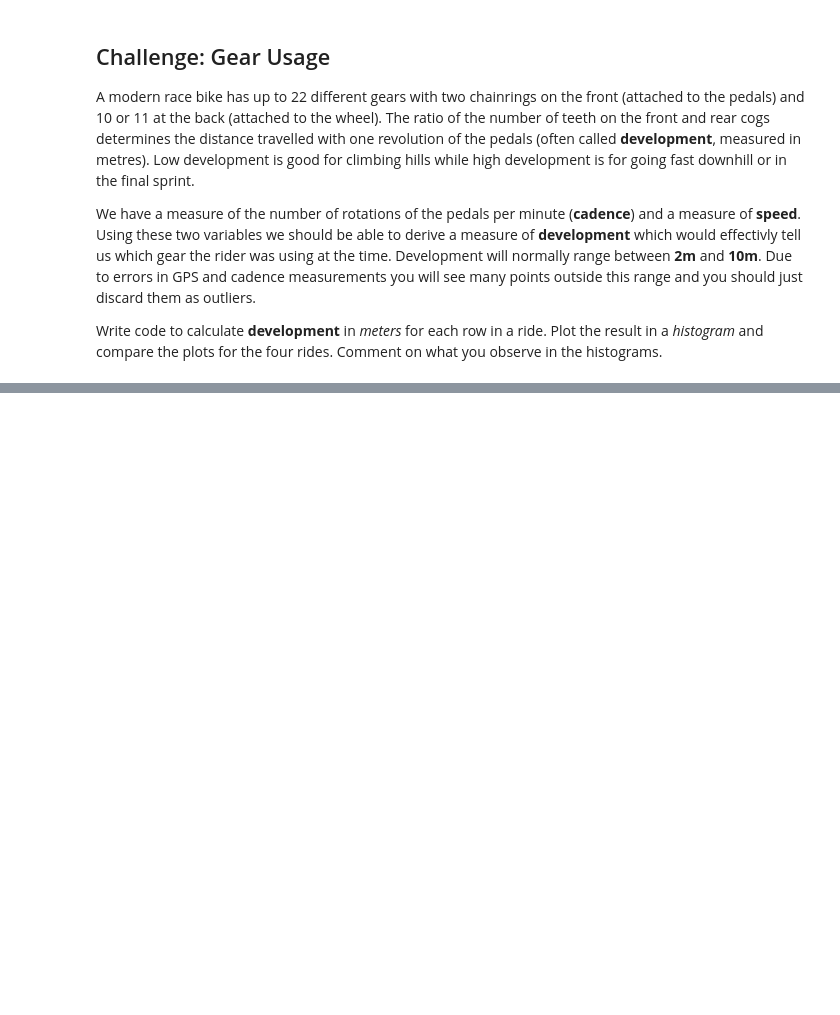
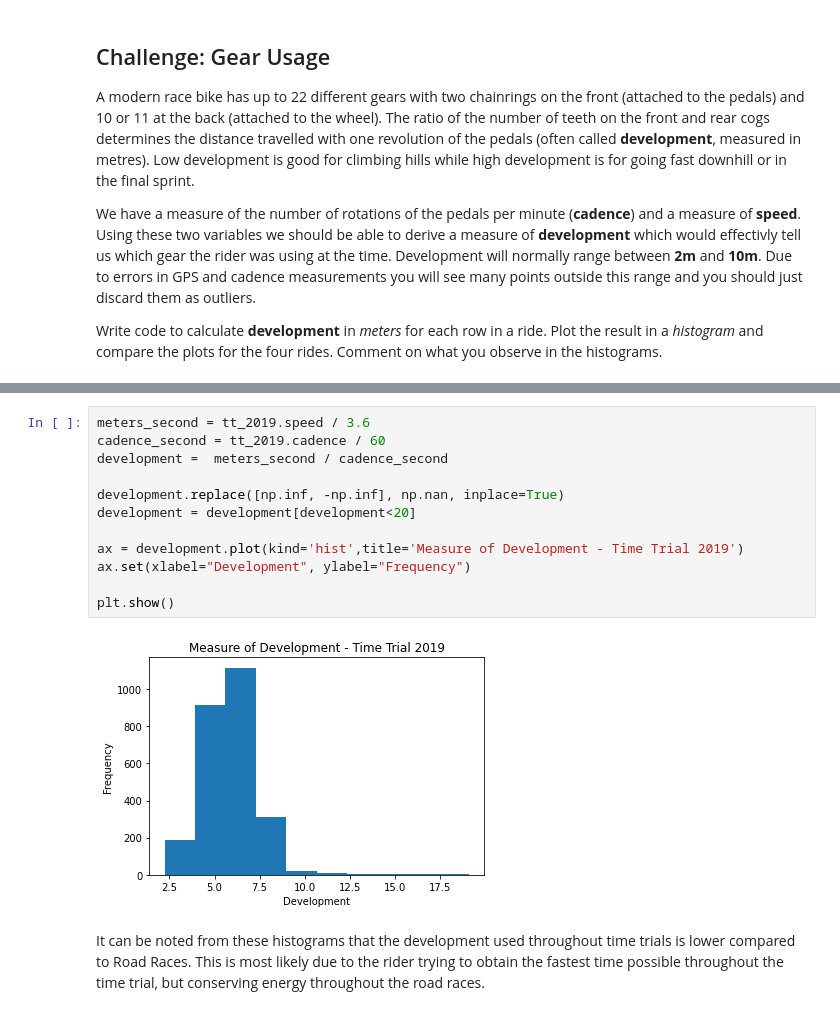
Before and after one commit to MQCOMP2200-S2-2021/data-science-portfolio-liamstrang, a Jupyter notebook: Portfolio 1.ipynb, the cells around one changed output, grey strips where cells are left out. Cells and saved outputs as stored; diff of their text form; blank space fills up the shorter version.

```diff
--- a/Portfolio 1.ipynb
+++ b/Portfolio 1.ipynb
@@ -167,0 +207,16 @@ development.hist()
+# %%
+meters_second = tt_2019.speed / 3.6
+cadence_second = tt_2019.cadence / 60
+development =  meters_second / cadence_second
+
+development.replace([np.inf, -np.inf], np.nan, inplace=True)
+development = development[development<20]
+
+ax = development.plot(kind='hist',title='Measure of Development - Time Trial 2019')
+ax.set(xlabel="Development", ylabel="Frequency")
+
+plt.show()
+# %% [output]
+[figure, added]
+# %% [markdown]
+It can be noted from these histograms that the development used throughout time trials is lower compared to Road Races. This is  most likely due to the rider trying to obtain the fastest time possible throughout the time trial, but conserving energy throughout the road races.
```
Also changed, not shown: parts of 11 cells of this notebook.
